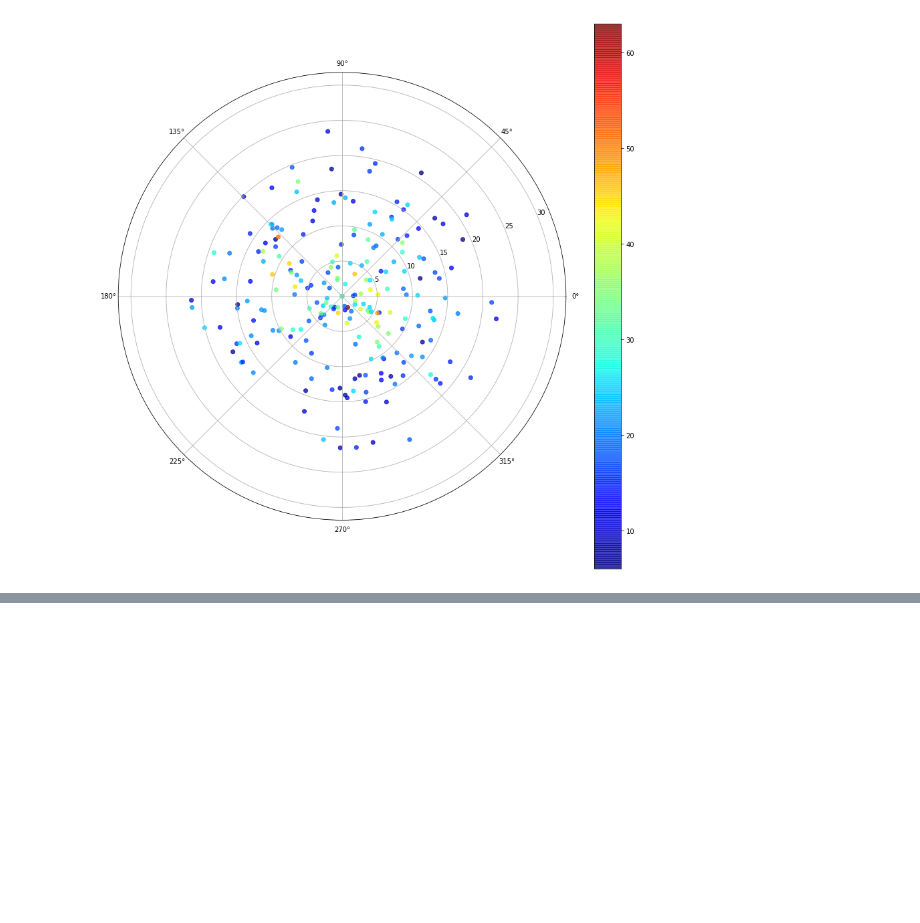
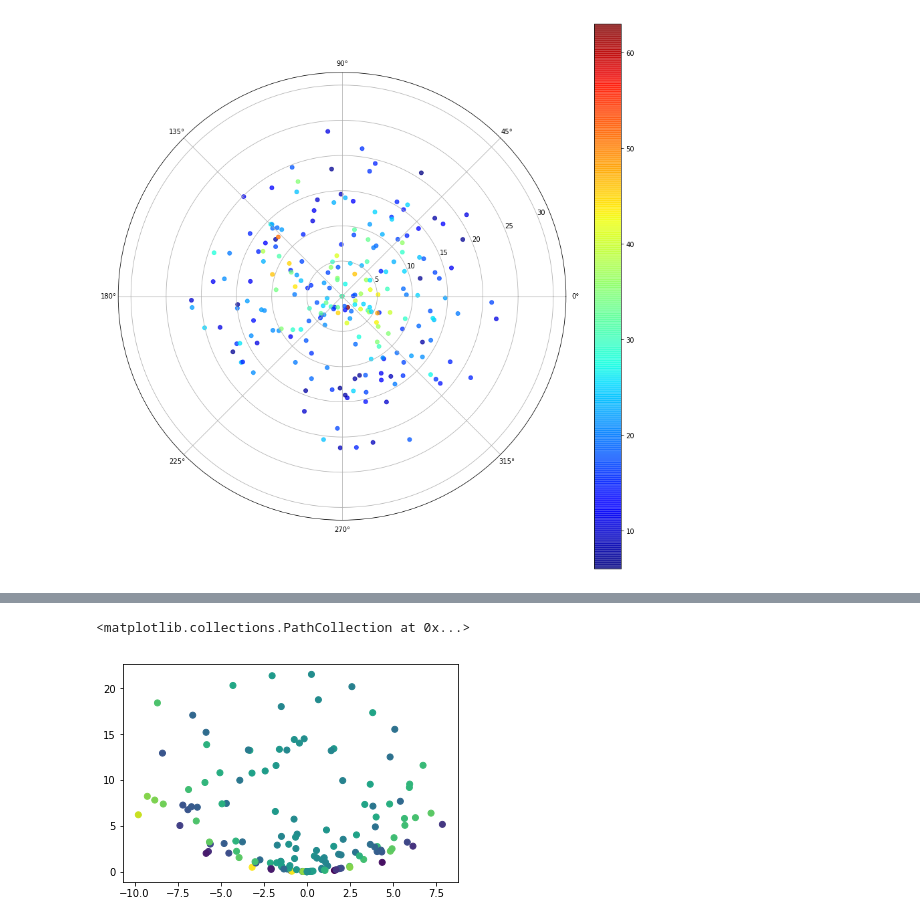
Before and after one commit to mashayu/DBSCAN, a Jupyter notebook: Untitled.ipynb, the cells around one changed output, grey strips where cells are left out. Cells and saved outputs as stored; diff of their text form; code cells hidden in the pictures; blank space fills up the shorter version.

```diff
--- a/Untitled.ipynb
+++ b/Untitled.ipynb
@@ -94,0 +146,5 @@ plt.show()
+# %%
+plt.scatter(X,Y, c = Z)
+# %% [output]
+<matplotlib.collections.PathCollection at 0x...>
+[figure, added]
```
Also changed, not shown: parts of 10 cells of this notebook, 10 other files.
